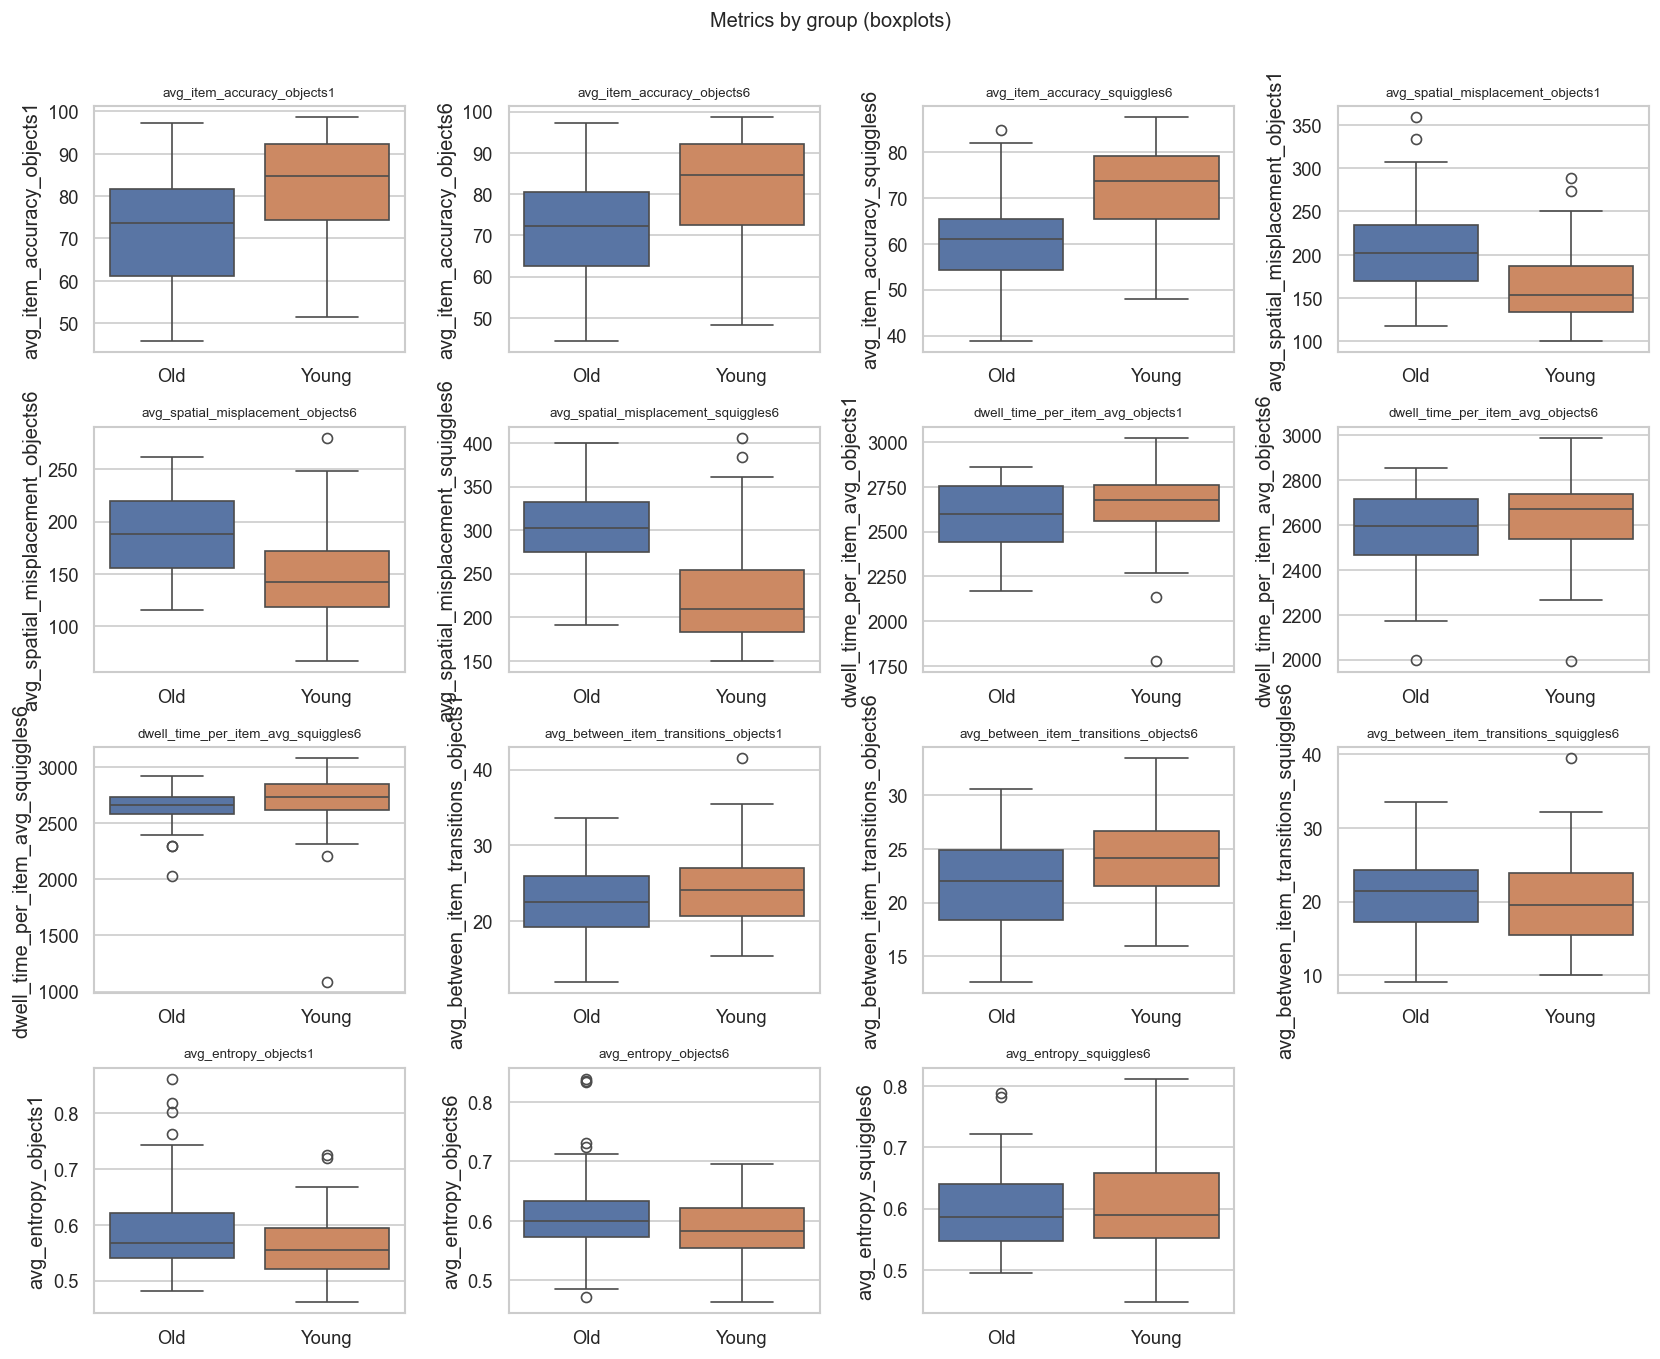
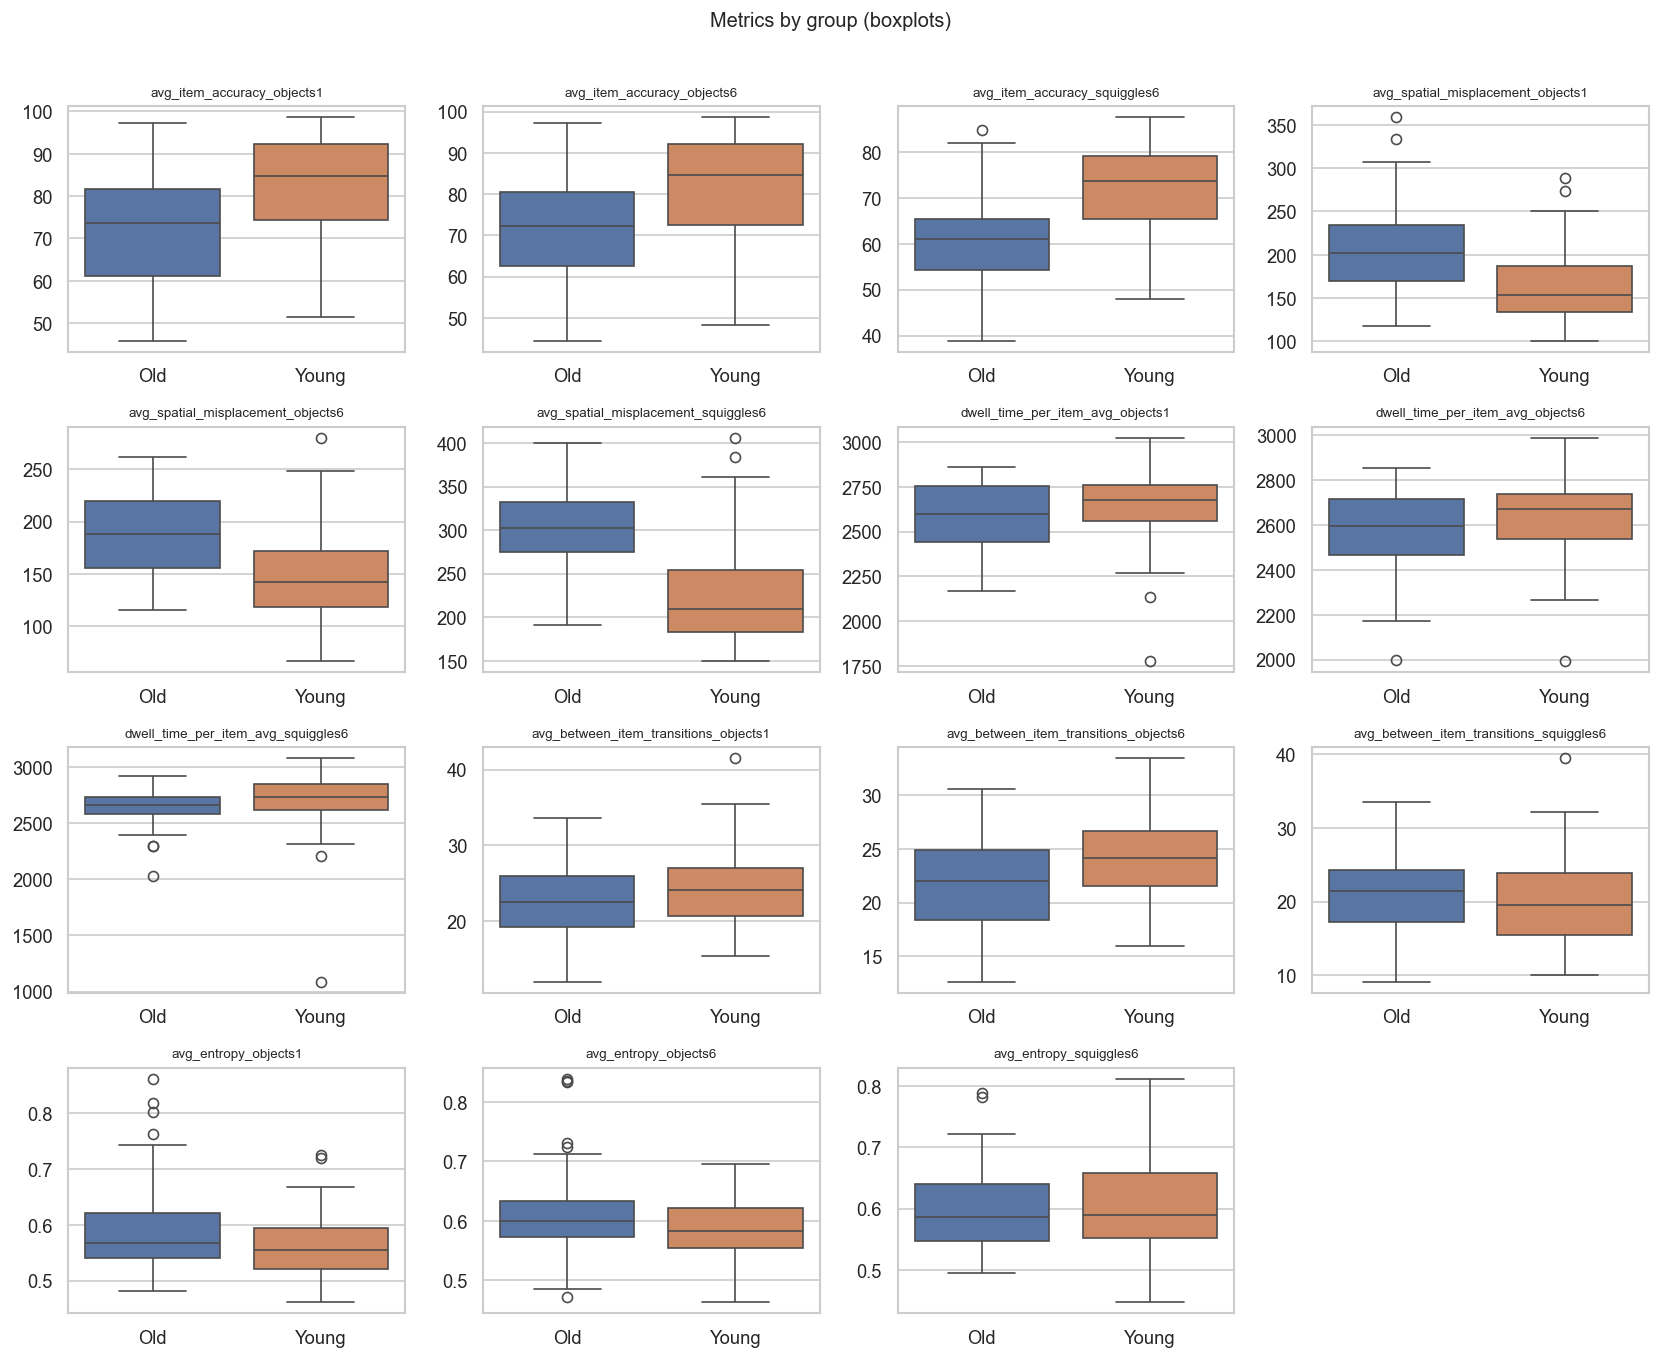
The change to this notebook cell's code, shown as a diff; its figure went from the first image to the second:
--- before
+++ after
@@ -8,4 +8,5 @@
     ax.set_title(col, fontsize=8)
     ax.set_xlabel("")
+    ax.set_ylabel("")
 for j in range(len(metric_cols), len(axes)):
     axes[j].set_visible(False)

Commit: Removing y axis label from box plots